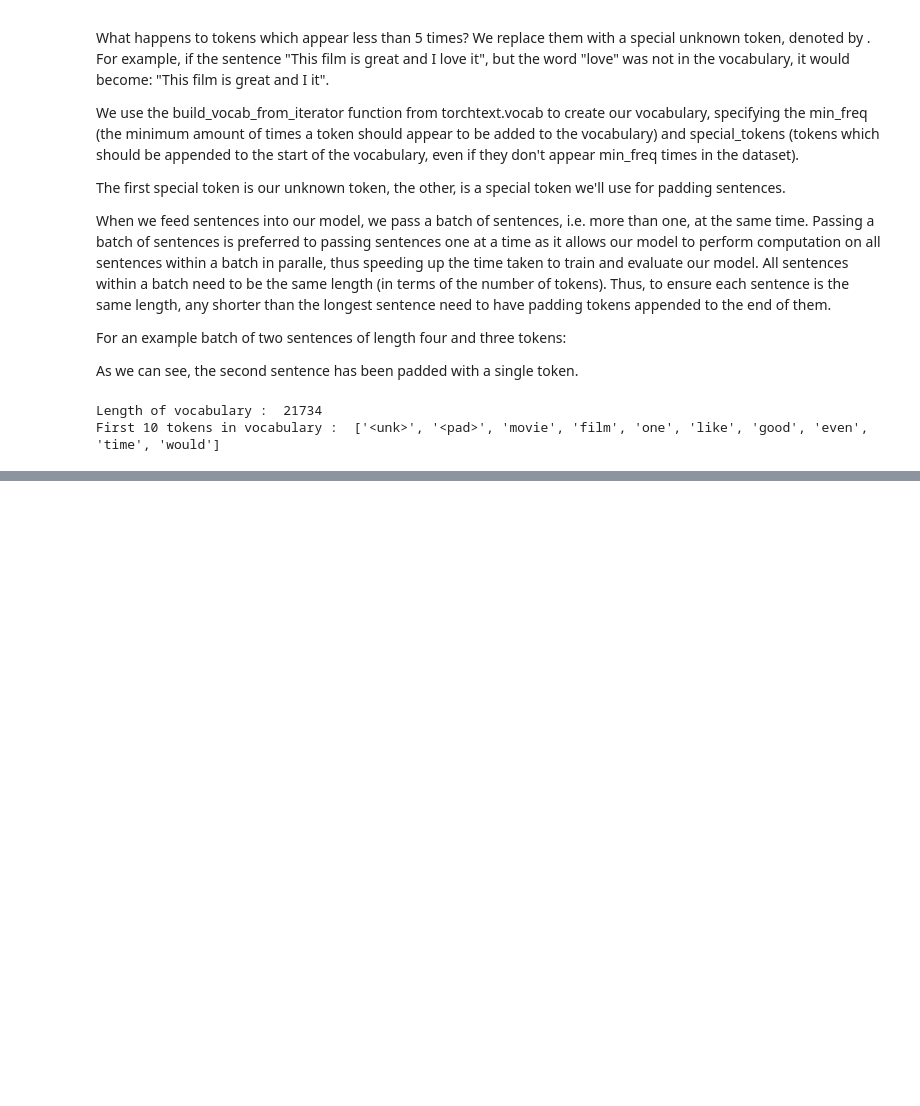
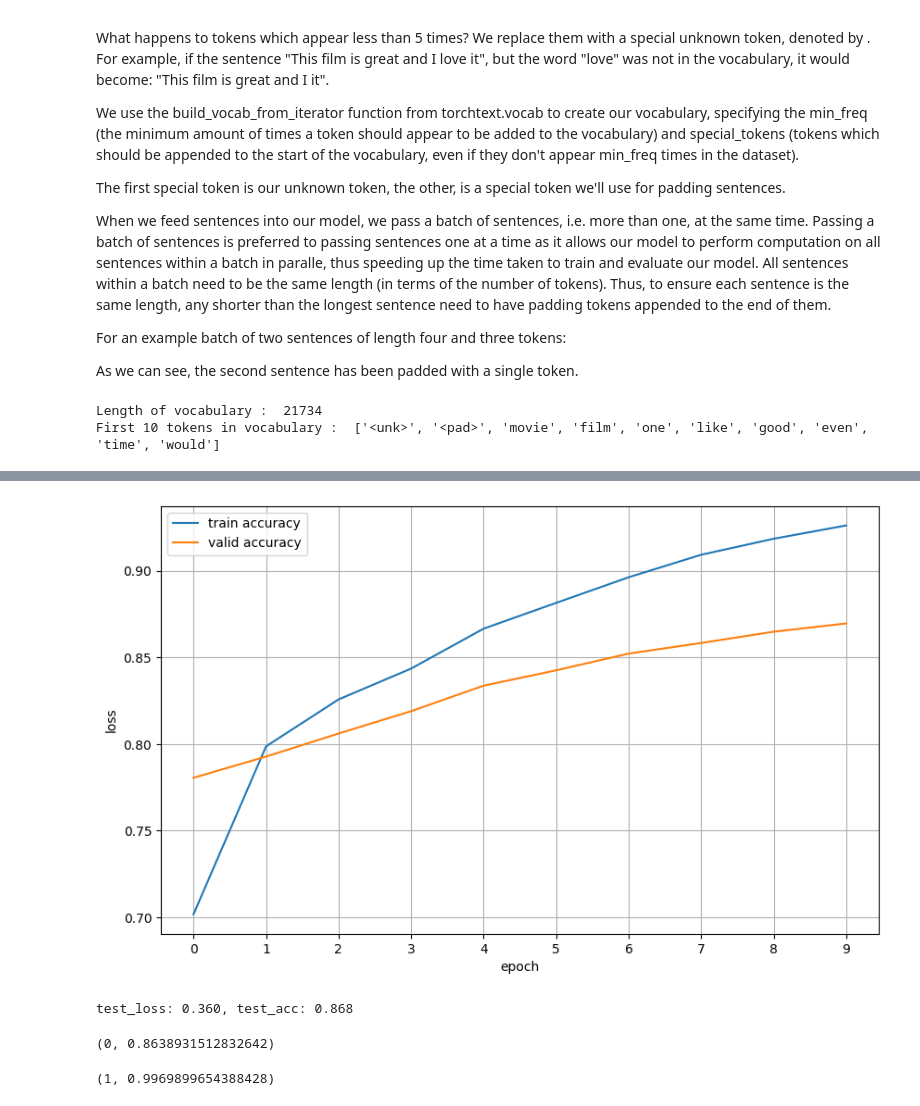
Before and after one commit to yuvraaj2002/NLP_Using_Pytorch, a Jupyter notebook: Sentiment_Analysis/Neural_BOW.ipynb, the cells around one changed output, grey strips where cells are left out. Saved outputs shown, nothing was run; the diff lists cells and outputs as text; code cells hidden in the pictures; blank space fills up the shorter version.

```diff
--- a/Sentiment_Analysis/Neural_BOW.ipynb
+++ b/Sentiment_Analysis/Neural_BOW.ipynb
@@ -190,0 +487,12 @@ First 10 tokens in vocabulary :  ['<unk>', '<pad>', 'movie', 'film', 'one', 'lik
+# %%
+fig = plt.figure(figsize=(10, 6))
+ax = fig.add_subplot(1, 1, 1)
+ax.plot(metrics["train_accs"], label="train accuracy")
+ax.plot(metrics["valid_accs"], label="valid accuracy")
+ax.set_xlabel("epoch")
+ax.set_ylabel("loss")
+ax.set_xticks(range(n_epochs))
+ax.legend()
+ax.grid()
+# %% [output]
+[figure, added]
@@ -190,0 +503,4 @@ First 10 tokens in vocabulary :  ['<unk>', '<pad>', 'movie', 'film', 'one', 'lik
+# %%
+print(f"test_loss: {test_loss:.3f}, test_acc: {test_acc:.3f}")
+# %% [output]
+test_loss: 0.360, test_acc: 0.868
@@ -190,0 +517,12 @@ First 10 tokens in vocabulary :  ['<unk>', '<pad>', 'movie', 'film', 'one', 'lik
+# %%
+text = "I absolutely loved this movie! The storyline was captivating and the acting was superb."
+
+predict_sentiment(text, model, tokenizer, vocab, device)
+# %% [output]
+(0, 0.8638931512832642)
+# %%
+text = "What a fantastic experience! The service was excellent and the food was delicious."
+
+predict_sentiment(text, model, tokenizer, vocab, device)
+# %% [output]
+(1, 0.9969899654388428)
```
Also changed, not shown: parts of 33 cells of this notebook.
